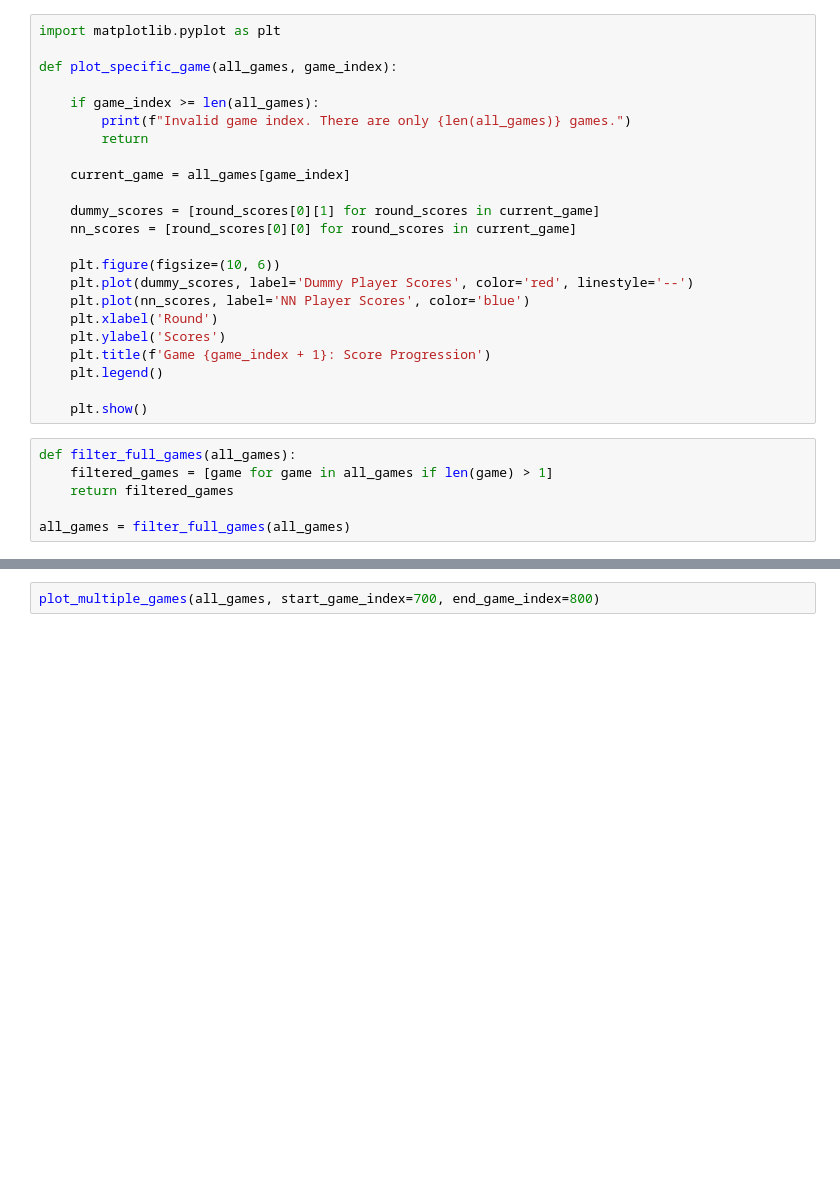
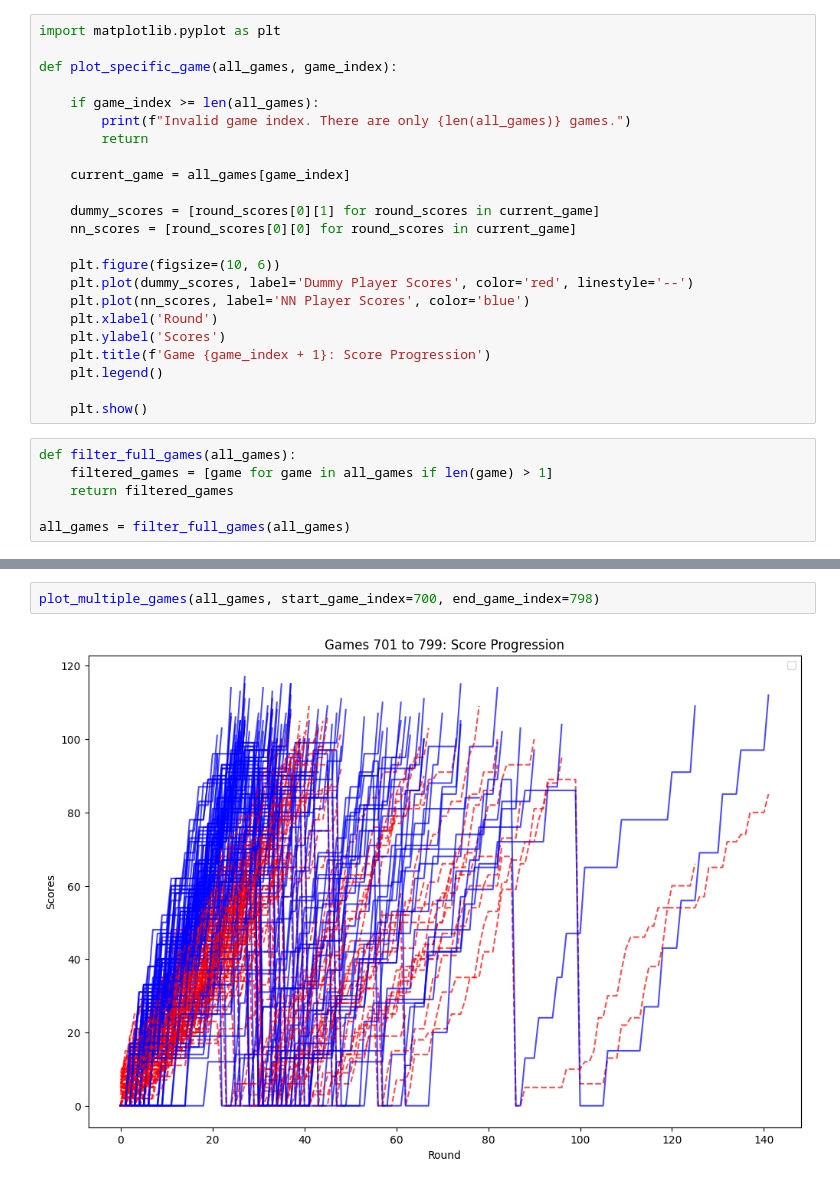
Before and after one commit to LeweLotki/PigGame, a Jupyter notebook: PigGame.ipynb, the cells around one changed output, grey strips where cells are left out. Saved outputs shown, nothing was run; the diff lists cells and outputs as text; blank space fills up the shorter version.

```diff
--- a/PigGame.ipynb
+++ b/PigGame.ipynb
@@ -199,4 +222,6 @@ def plot_multiple_games(all_games, start_game_index, end_game_index):
 
     plt.show()
 # %%
-plot_multiple_games(all_games, start_game_index=700, end_game_index=800)
+plot_multiple_games(all_games, start_game_index=700, end_game_index=798)
+# %% [output]
+[figure, added]
```
Also changed, not shown: parts of 9 cells of this notebook, 2 other files.
